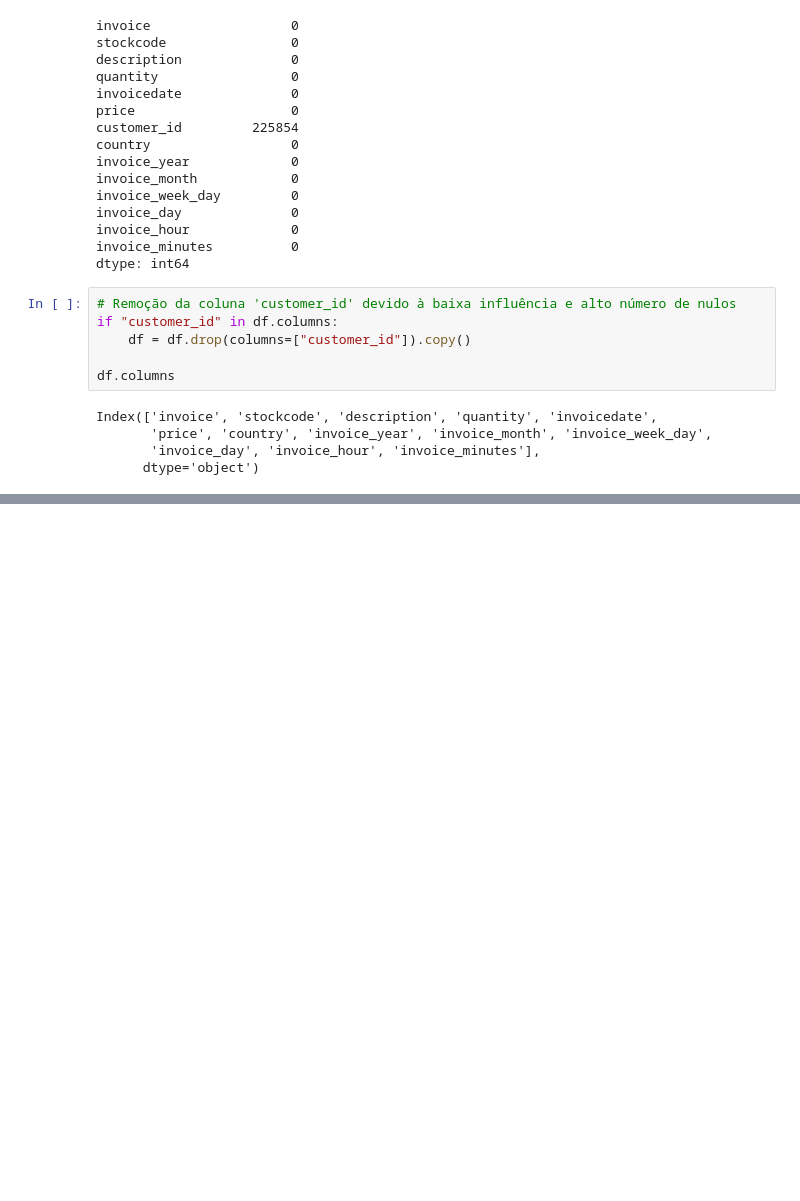
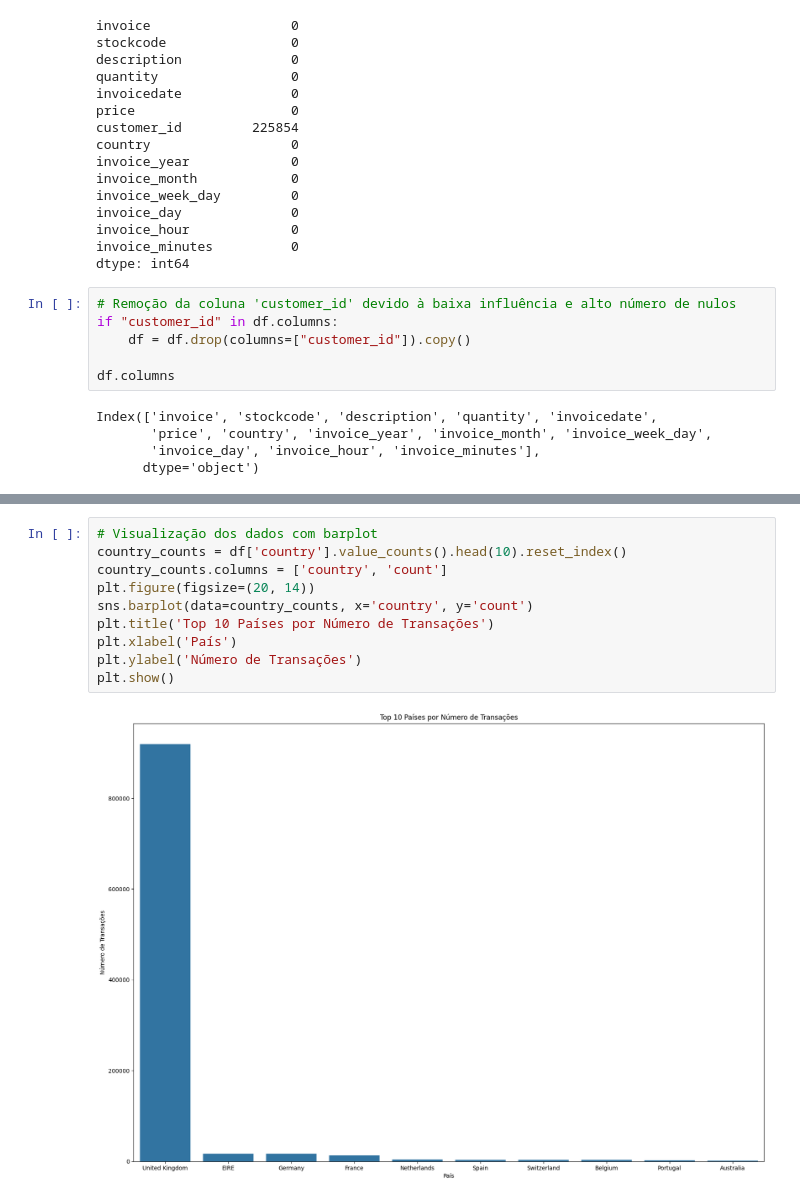
Before and after one commit to HugoSantos14/retail-e-commerce-data, a Jupyter notebook: notebooks/retail_eda.ipynb, the cells around one changed output, grey strips where cells are left out. Saved outputs shown, nothing was run; the diff lists cells and outputs as text; blank space fills up the shorter version.

```diff
--- a/notebooks/retail_eda.ipynb
+++ b/notebooks/retail_eda.ipynb
@@ -141,0 +197,12 @@ Index(['invoice', 'stockcode', 'description', 'quantity', 'invoicedate',
+# %%
+# Visualização dos dados com barplot
+country_counts = df['country'].value_counts().head(10).reset_index()
+country_counts.columns = ['country', 'count']
+plt.figure(figsize=(20, 14))
+sns.barplot(data=country_counts, x='country', y='count')
+plt.title('Top 10 Países por Número de Transações')
+plt.xlabel('País')
+plt.ylabel('Número de Transações')
+plt.show()
+# %% [output]
+[figure, added]
```
Also changed, not shown: parts of 8 cells of this notebook.
